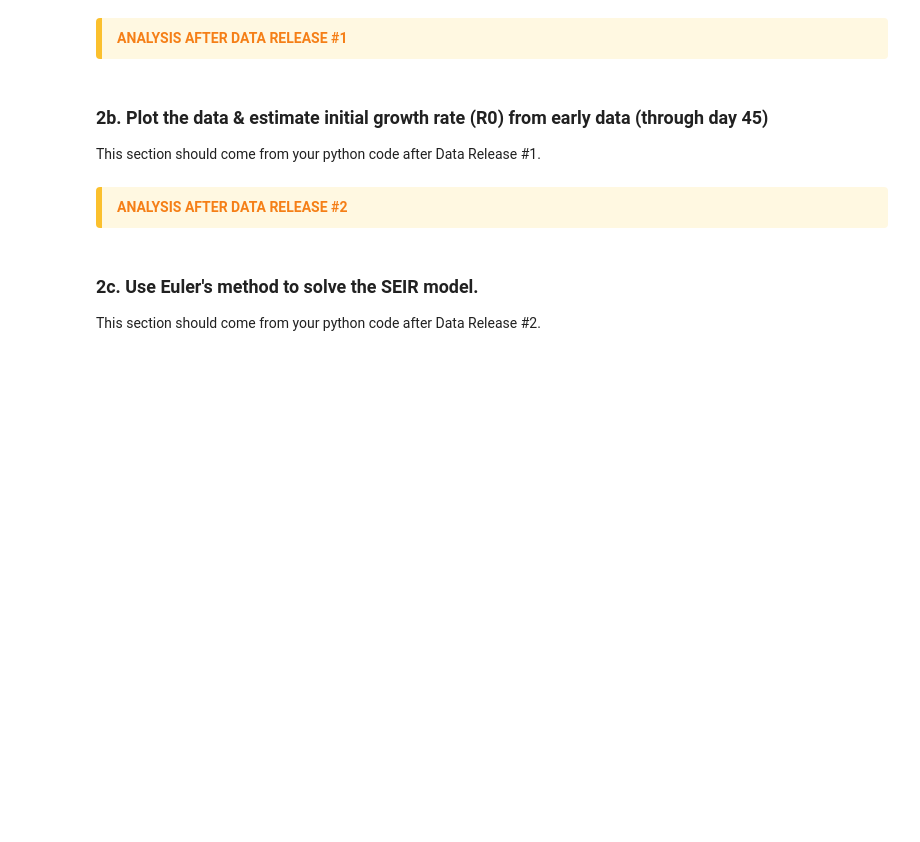
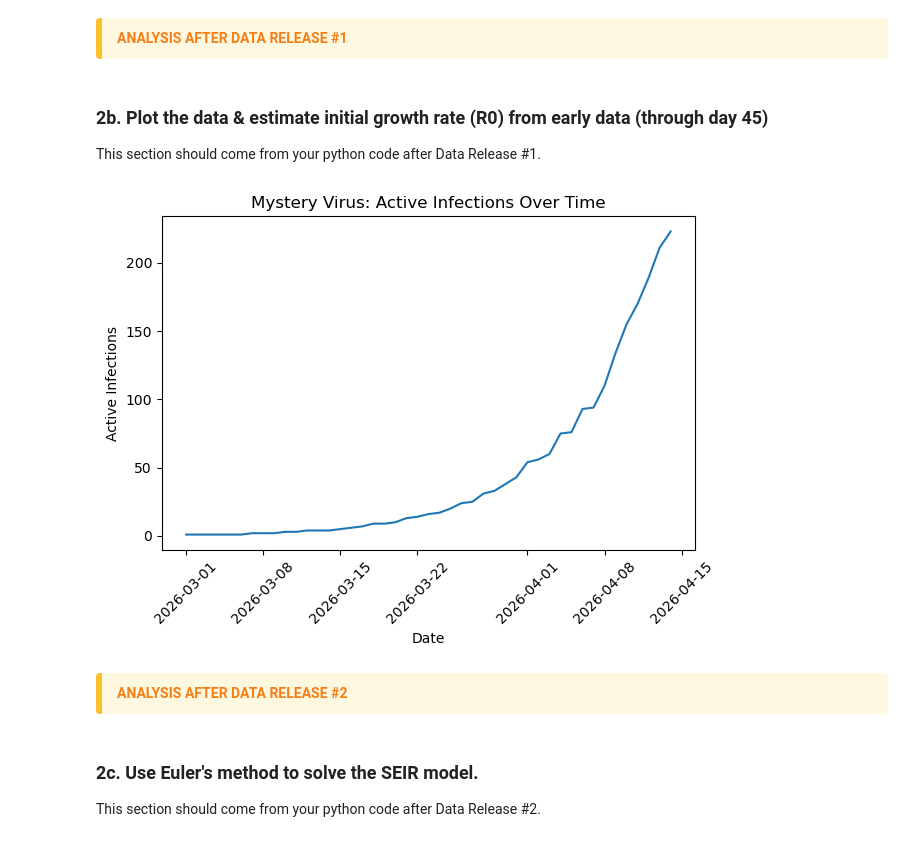
Before and after one commit to Owensines/Module-2-Epidemics-SIR-Modeling, a Jupyter notebook: Notebook examples/Template_student_final_notebook.ipynb, the cells around one changed output. Drawn from its saved outputs; the diff is of its cells as text; code cells hidden in the pictures; blank space fills up the shorter version.

Commit message:
IMport the needed libraries and file. Create plot of infections over time.

```diff
--- a/Notebook examples/Template_student_final_notebook.ipynb
+++ b/Notebook examples/Template_student_final_notebook.ipynb
@@ -38,6 +38,32 @@ This section should be filled out sequentially as a full report of the work you'
 # %% [markdown]
 ### 2b. Plot the data & estimate initial growth rate (R0) from early data (through day 45)
 This section should come from your python code after Data Release #1.
+# %%
+import pandas as pd
+import matplotlib.pyplot as plt
+
+# Load the data
+data = pd.read_csv('../Data/mystery_virus_daily_active_counts_RELEASE#1.csv',
+                   parse_dates=['date'],
+                   header=0,
+                   index_col=None)
+
+# Rename long column for easier use
+data = data.rename(columns={'active reported daily cases': 'active'})
+
+# Plot active infections over time
+plt.figure()
+plt.plot(data['date'], data['active'])
+
+plt.xlabel('Date')
+plt.ylabel('Active Infections')
+plt.title('Mystery Virus: Active Infections Over Time')
+
+plt.xticks(rotation=45)
+plt.tight_layout()
+plt.show()
+# %% [output]
+[figure, added]
 # %% [markdown]
 
 <div style="
```
Also changed, not shown: 3 other files.
